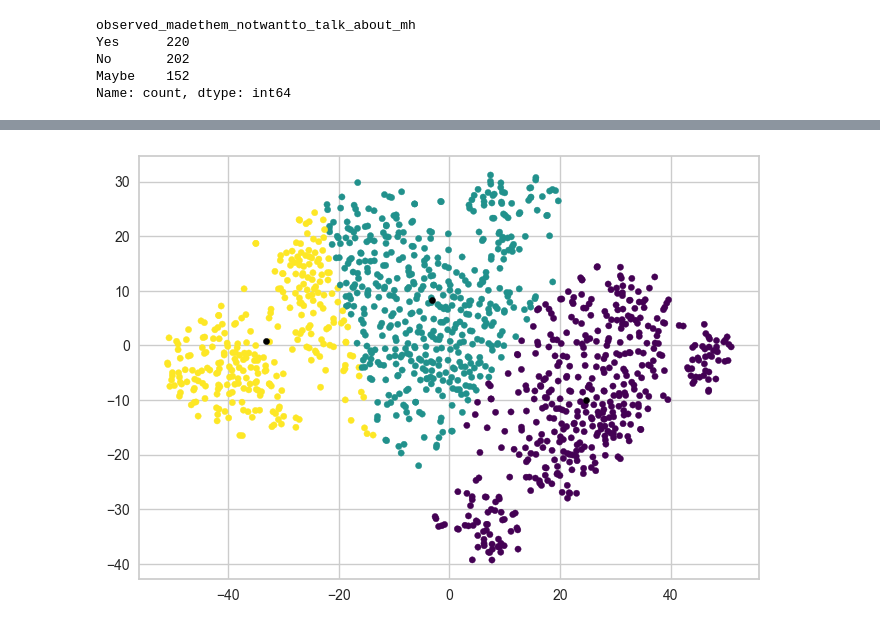
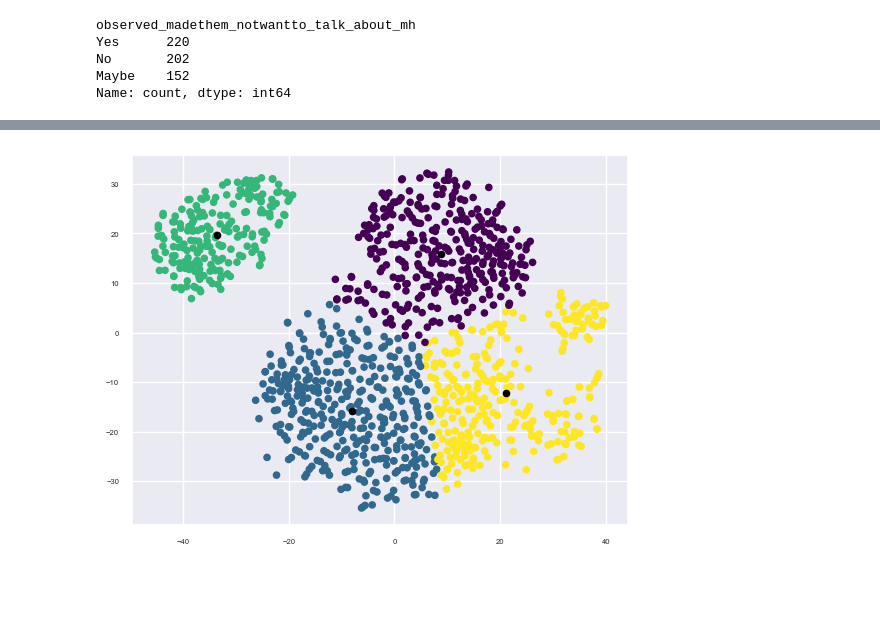
Before and after one commit to kasvoy/KaggleLearning, a Jupyter notebook: mental_health/mental_health.ipynb, the cells around one changed output, grey strips where cells are left out. Cells and saved outputs as stored; diff of their text form; code cells hidden in the pictures; blank space fills up the shorter version.

```diff
--- a/mental_health/mental_health.ipynb
+++ b/mental_health/mental_health.ipynb
@@ -215,5 +274,5 @@ df['observed_badly_handled_response_to_mh_inworkplace'].replace({'Yes, I observe
 # %%
-encoded = pd.get_dummies(df, columns=to_encode, dtype=float, drop_first=True)
+encoded = pd.get_dummies(df, columns=to_encode, dtype=float, drop_first=False)
 # %%
 encoded
 # %% [output]
@@ -239,4 +298,4 @@ for column in encoded.columns:
 #dropping columns for which the opposite is easy to infer (that doesn't happen for most). sex 'other' can be infered from 0 for male and 0 for female
 to_drop_in_encoded = ['is_tech_org_0.0', 'observed_neg_conseq_for_coworkers_openabout_mh_inworkspace_No', 'hasbeen_diag_byprof_No', 'has_tech_role_0', 'sex_OTHER']
 
-#encoded.drop(to_drop_in_encoded, axis='columns', inplace=True)
+encoded.drop(to_drop_in_encoded, axis='columns', inplace=True)
@@ -264,6 +302,6 @@ encoded
 # %%
 from sklearn.feature_selection import VarianceThreshold
-selector = VarianceThreshold(0.15)
+selector = VarianceThreshold(0.1)
 
 new = selector.fit_transform(encoded)
 
@@ -305,7 +331,7 @@ sns.scatterplot(x = mds_df['mds1'], y=mds_df['mds2'])
 # %%
 from sklearn.manifold import TSNE
 
-tsne_df = pd.DataFrame(TSNE(n_components=2, metric='jaccard').fit_transform(no_age))
+tsne_df = pd.DataFrame(TSNE(n_components=2, metric='jaccard', perplexity=30, random_state=2).fit_transform(no_age))
 # %%
 sns.scatterplot(x = tsne_df[0], y = tsne_df[1])
 # %% [output]
@@ -314,11 +340,11 @@ sns.scatterplot(x = tsne_df[0], y = tsne_df[1])
 # %%
 from sklearn.cluster import KMeans
 
-kmeans = KMeans(n_clusters=3, n_init=10)
+kmeans = KMeans(n_clusters=4, n_init=10)
 labels = kmeans.fit_predict(tsne_df)
 
 plt.scatter(tsne_df[0], tsne_df[1], c=labels, s=20, cmap='viridis')
 plt.scatter(kmeans.cluster_centers_[:, 0], kmeans.cluster_centers_[:, 1], c='black', s=20, alpha=1)
 plt.show()
 # %% [output]
-[figure, old version]
+[figure, new version]
```
Also changed, not shown: parts of 24 cells of this notebook.
